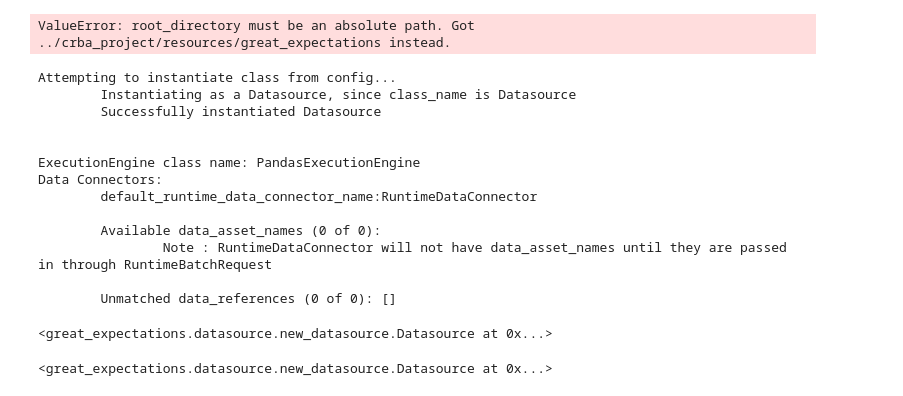
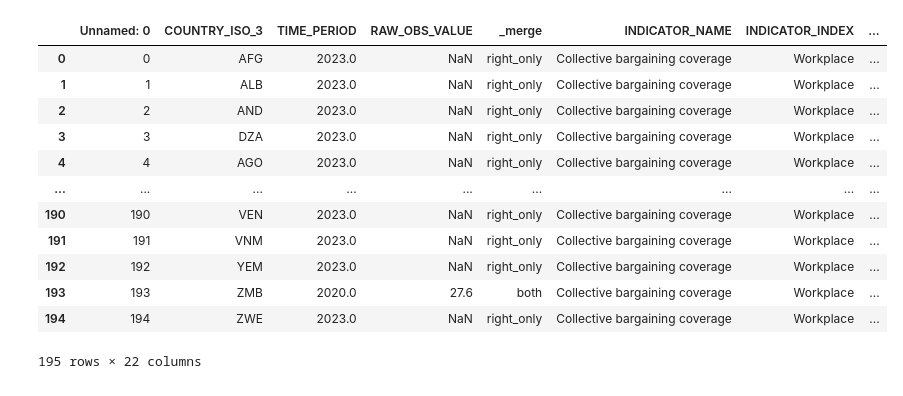
Before and after one commit to m-g-d-c/crba-etl, a Jupyter notebook: interactive_jupyter/greate_expectations.ipynb, the cells around one changed output. Saved outputs shown, nothing was run; the diff lists cells and outputs as text; code cells hidden in the pictures.

Commit message:
Add Expectations and add sample files

```diff
--- a/interactive_jupyter/greate_expectations.ipynb
+++ b/interactive_jupyter/greate_expectations.ipynb
@@ -5,6 +6,4 @@ from ruamel import yaml
 import great_expectations as gx
 from great_expectations.core.batch import RuntimeBatchRequest
 # %%
-context = gx.get_context(context_root_dir="../crba_project/resources/great_expectations")
+context = gx.get_context(context_root_dir=f"{os.getcwd()}/../crba_project/resources/great_expectations", runtime_environment={'output_dir':f"{os.path.abspath('dummy')}"})
-# %% [output]
-ValueError: root_directory must be an absolute path. Got ../crba_project/resources/great_expectations instead.
@@ -28,24 +10,18 @@ datasource_config = {
-# %%
-context.test_yaml_config(yaml.dump(datasource_config))
-# %% [output]
-Attempting to instantiate class from config...
-        Instantiating as a Datasource, since class_name is Datasource
-        Successfully instantiated Datasource
-
-
-ExecutionEngine class name: PandasExecutionEngine
-Data Connectors:
-        default_runtime_data_connector_name:RuntimeDataConnector
-
-        Available data_asset_names (0 of 0):
-                Note : RuntimeDataConnector will not have data_asset_names until they are passed in through RuntimeBatchRequest
-
-        Unmatched data_references (0 of 0): []
-<great_expectations.datasource.new_datasource.Datasource at 0x...>
-# %%
-context.add_datasource(**datasource_config)
-# %% [output]
-<great_expectations.datasource.new_datasource.Datasource at 0x...>
 # %%
 import pandas as pd
-df = pd.read_csv("ge_dummy_schema_s176.csv",quotechar="'",sep=";")
+df = pd.read_csv("../samples/sample_S-248.csv",quotechar='"',sep=";")
+df
+# %% [output]
+|  | Unnamed: 0 | COUNTRY_ISO_3 | TIME_PERIOD | RAW_OBS_VALUE | _merge | INDICATOR_NAME | INDICATOR_INDEX | ... |
+| 0 | 0 | AFG | 2023.0 | NaN | right_only | Collective bargaining coverage | Workplace | ... |
+| 1 | 1 | ALB | 2023.0 | NaN | right_only | Collective bargaining coverage | Workplace | ... |
+| 2 | 2 | AND | 2023.0 | NaN | right_only | Collective bargaining coverage | Workplace | ... |
+| 3 | 3 | DZA | 2023.0 | NaN | right_only | Collective bargaining coverage | Workplace | ... |
+| 4 | 4 | AGO | 2023.0 | NaN | right_only | Collective bargaining coverage | Workplace | ... |
+| ... | ... | ... | ... | ... | ... | ... | ... | ... |
+| 190 | 190 | VEN | 2023.0 | NaN | right_only | Collective bargaining coverage | Workplace | ... |
+| 191 | 191 | VNM | 2023.0 | NaN | right_only | Collective bargaining coverage | Workplace | ... |
+| 192 | 192 | YEM | 2023.0 | NaN | right_only | Collective bargaining coverage | Workplace | ... |
+| 193 | 193 | ZMB | 2020.0 | 27.6 | both | Collective bargaining coverage | Workplace | ... |
+| 194 | 194 | ZWE | 2023.0 | NaN | right_only | Collective bargaining coverage | Workplace | ... |
+195 rows × 22 columns
```
Also changed, not shown: parts of 21 cells of this notebook, 10 other files.
